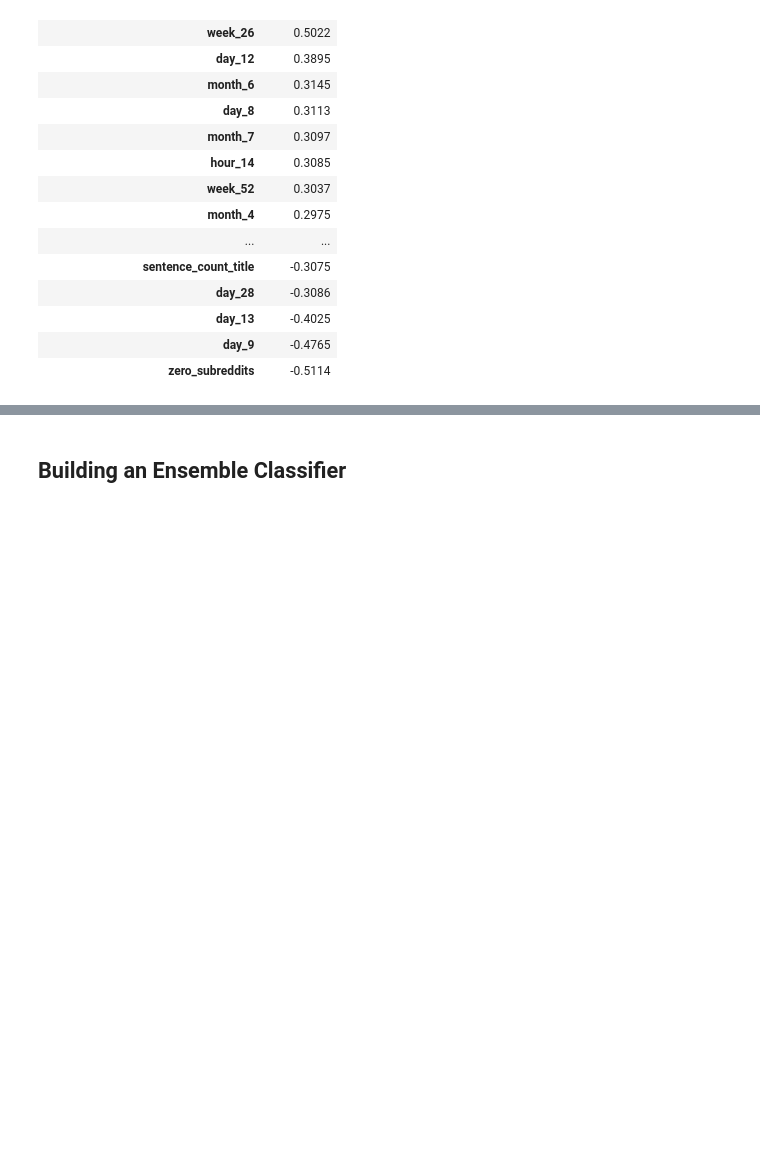
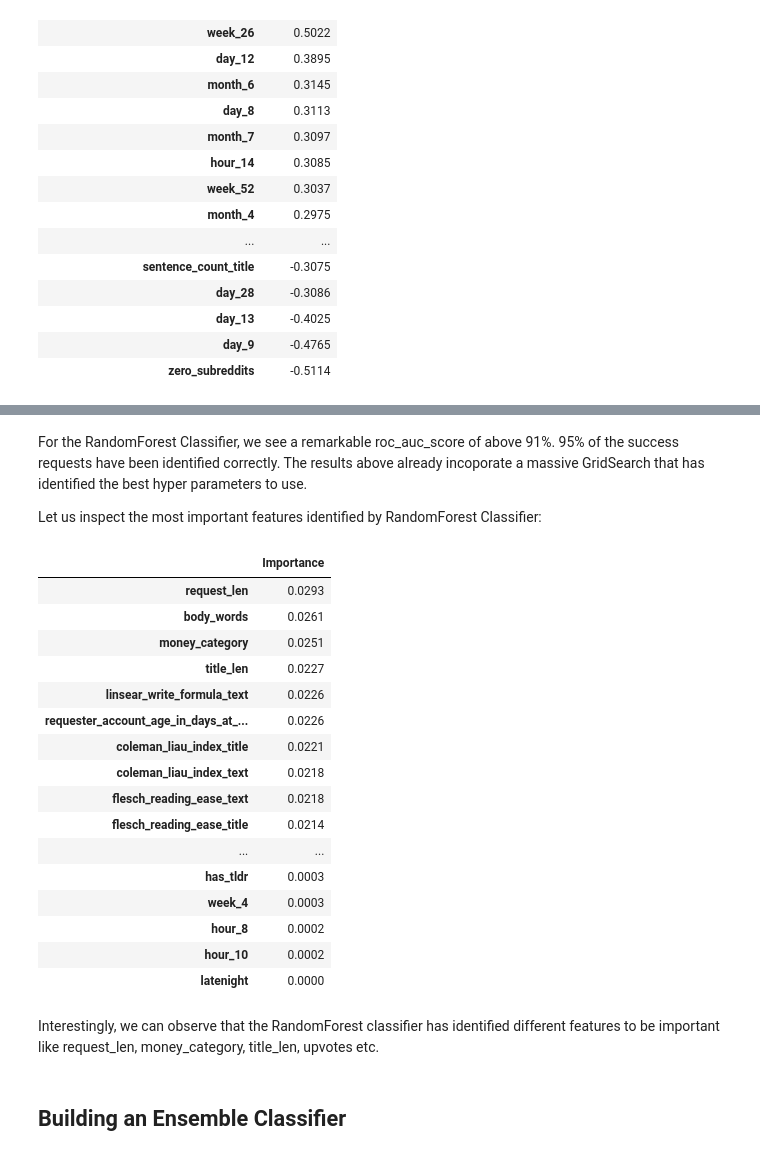
Before and after one commit to gkarnataki/w207-final-project, a Jupyter notebook: RAOP-Final.ipynb, the cells around one changed output, grey strips where cells are left out. Drawn from its saved outputs; the diff is of its cells as text; code cells hidden in the pictures; blank space fills up the shorter version.

```diff
--- a/RAOP-Final.ipynb
+++ b/RAOP-Final.ipynb
@@ -507,3 +529,33 @@ We can see that certain features have a strong positive and negative influence i
+# %% [markdown]
+For the RandomForest Classifier, we see a remarkable roc_auc_score of above 91%. 95% of the success requests have been identified correctly. The results above already incoporate a massive GridSearch that has identified the best hyper parameters to use.
+
+Let us inspect the most important features identified by RandomForest Classifier:
+# %%
+feature_importances={name:importance for name, importance in sorted(zip(train_data1.columns, clf.feature_importances_), key=lambda tup: tup[1], reverse=True)}
+feature_importances_df=pd.DataFrame.from_dict(feature_importances, orient='index')
+feature_importances_df.columns = ['Importance']
+pd.options.display.max_rows = 4000
+feature_importances_df.round(4).sort_values(by=['Importance'],ascending=False)
+# %% [output]
+|  | Importance |
+| request_len | 0.0293 |
+| body_words | 0.0261 |
+| money_category | 0.0251 |
+| title_len | 0.0227 |
+| linsear_write_formula_text | 0.0226 |
+| requester_account_age_in_days_at_... | 0.0226 |
+| coleman_liau_index_title | 0.0221 |
+| coleman_liau_index_text | 0.0218 |
+| flesch_reading_ease_text | 0.0218 |
+| flesch_reading_ease_title | 0.0214 |
+| ... | ... |
+| has_tldr | 0.0003 |
+| week_4 | 0.0003 |
+| hour_8 | 0.0002 |
+| hour_10 | 0.0002 |
+| latenight | 0.0000 |
+# %% [markdown]
+Interestingly, we can observe that the RandomForest classifier has identified different features to be important like request_len,  money_category, title_len, upvotes etc.
 # %% [markdown]
 ## Building an Ensemble Classifier
 # %% [markdown]
```
Also changed, not shown: parts of 7 cells of this notebook.
